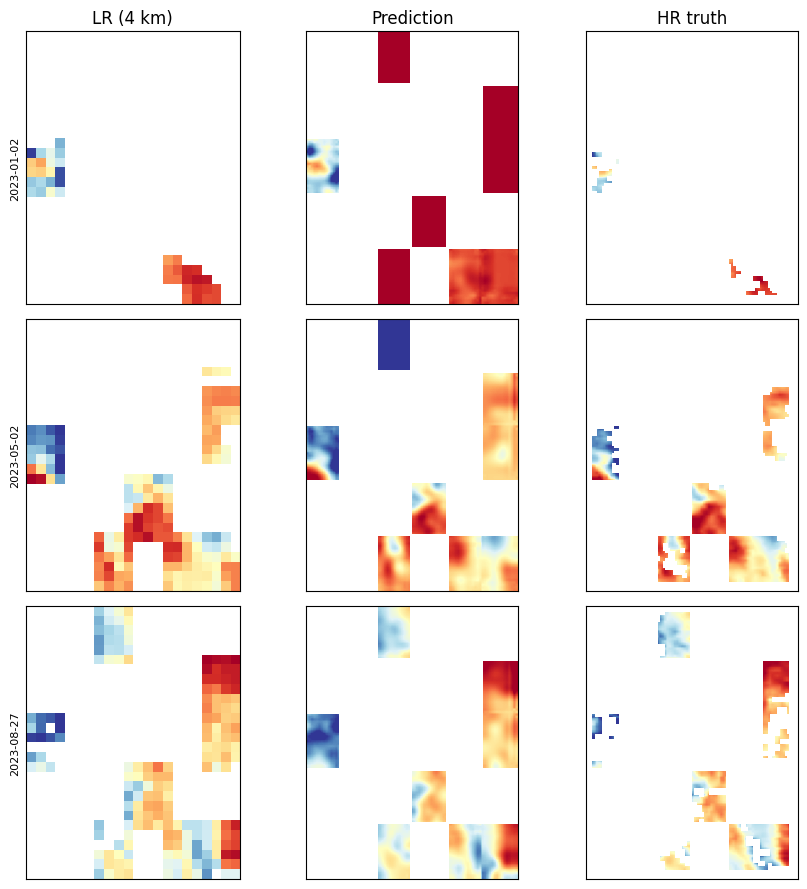
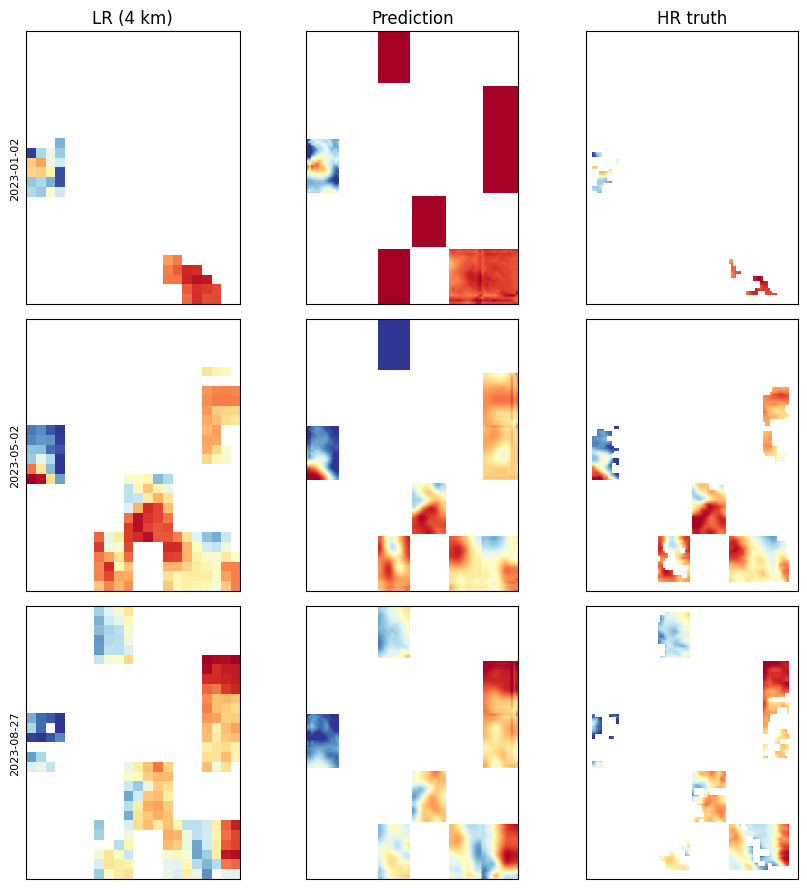
The notebook cell's code change between the first figure and the second:
--- before
+++ after
@@ -48,5 +48,5 @@
 
 
-# Show 3 test dates as rows, panels as columns — same layout as baselines notebook
+# Show 3 test dates as rows, panels as columns
 n_show = 3
 step = max(1, len(test_ds.dates) // n_show)
@@ -96,5 +96,5 @@
     sel = (elev_all >= edges[j]) & (elev_all <= edges[j + 1])
     if sel.sum() > 0:
-        labels.append(f'{edges[j]:.0f}–{edges[j+1]:.0f} m')
+        labels.append(f'{edges[j]:.0f}\u2013{edges[j+1]:.0f} m')
         rmses.append(float(np.sqrt(err2_all[sel].mean())))
 
@@ -102,9 +102,31 @@
 ax.bar(range(len(labels)), rmses, color='steelblue', edgecolor='black', linewidth=0.4)
 ax.set_xticks(range(len(labels))); ax.set_xticklabels(labels, rotation=30, ha='right')
-ax.set_xlabel('Elevation band'); ax.set_ylabel('RMSE (°C)')
+ax.set_xlabel('Elevation band'); ax.set_ylabel('RMSE (\u00b0C)')
 ax.set_title('Test RMSE by elevation band')
 ax.grid(axis='y', alpha=0.3)
 plt.tight_layout()
-plt.savefig('rmse_by_elevation.png', dpi=150)
 plt.show()
-print('Saved rmse_by_elevation.png')
+
+# ── Save predictions and training history ────────────────────────────────
+import os
+os.makedirs('results', exist_ok=True)
+
+n_dates = len(test_ds.dates)
+H, W    = test_ds.hr_shape
+cnn_test_pred = np.full((n_dates, H, W), np.nan, dtype=np.float32)
+for date_idx, (dt, _) in enumerate(test_ds.dates):
+    pred_sc, _, _ = reconstruct_scene(model, test_ds, dt.strftime('%Y-%m-%d'), device)
+    cnn_test_pred[date_idx] = pred_sc
+    if date_idx % 50 == 0:
+        print(f'  saving {date_idx}/{n_dates}')
+
+np.savez_compressed('results/attn_preds.npz',
+    test_pred=cnn_test_pred,
+    dates=np.array([d.strftime('%Y-%m-%d') for d, _ in test_ds.dates]),
+)
+epochs        = np.array([h['epoch']    for h in history])
+val_rmse_mean = np.array([h['RMSE']     for h in history])
+val_rmse_std  = np.array([h['RMSE_std'] for h in history])
+np.savez_compressed('results/attn_history.npz',
+    epochs=epochs, val_rmse_mean=val_rmse_mean, val_rmse_std=val_rmse_std)
+print('Saved results/attn_preds.npz  results/attn_history.npz')

Commit: add pngs